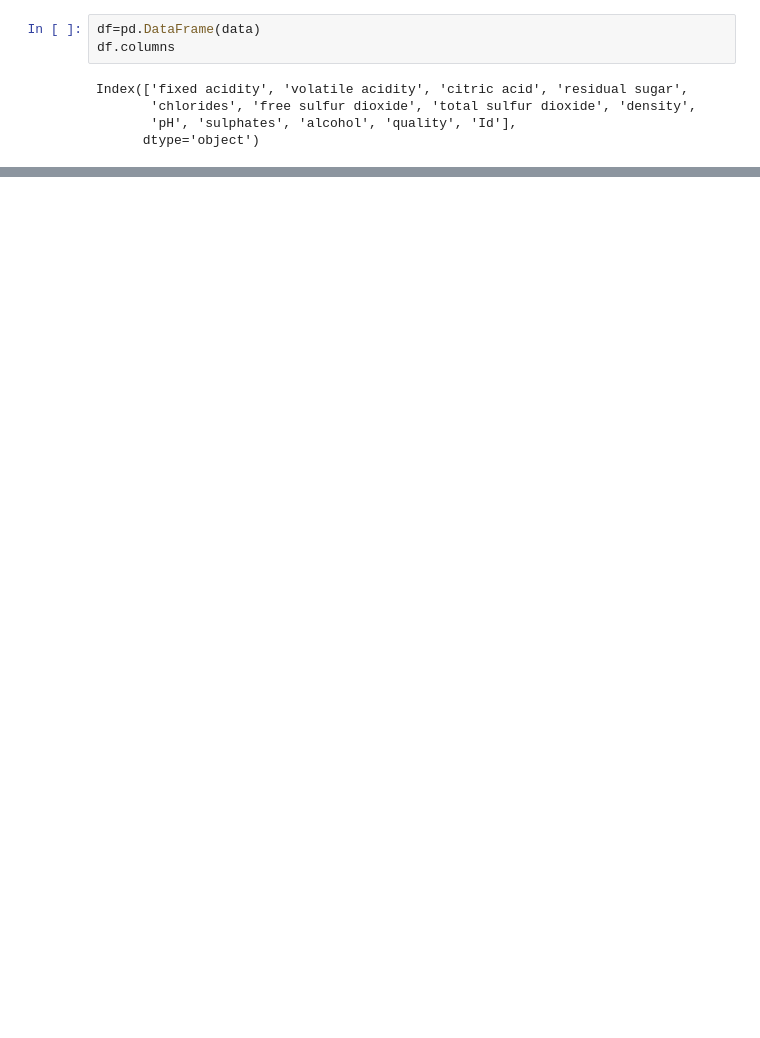
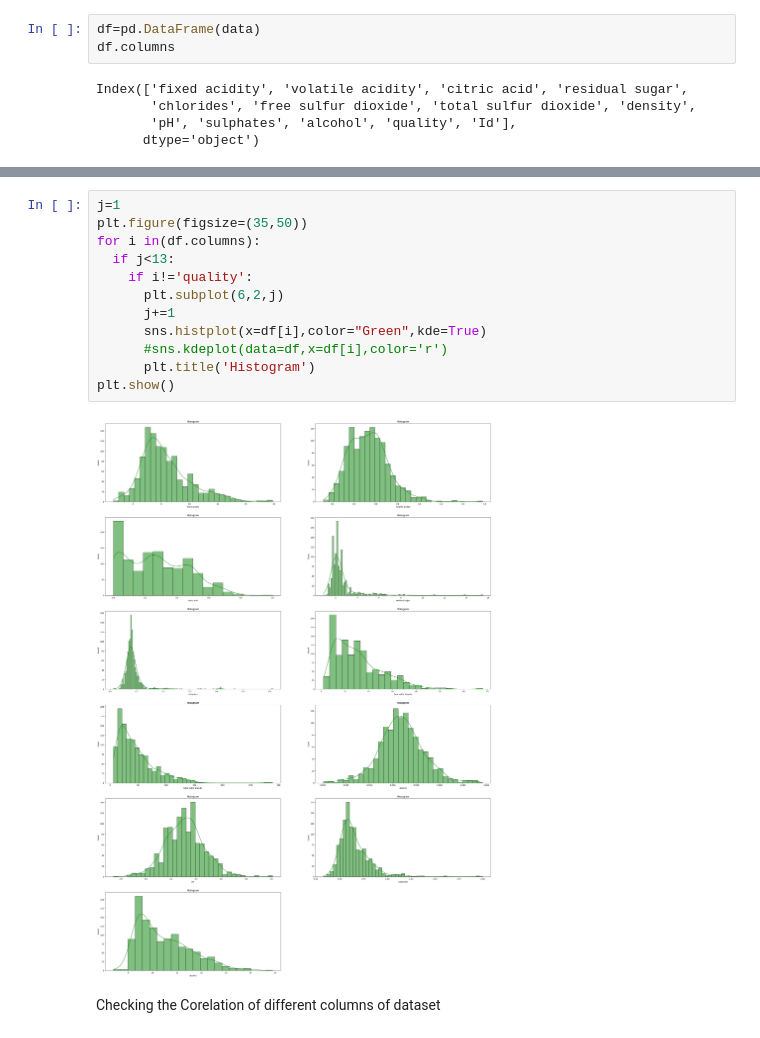
Before and after one commit to rohan-khapane/CodeClauseInternship_Wine-Quality-Prediction, a Jupyter notebook: wine_quality_code_clause.ipynb, the cells around one changed output, grey strips where cells are left out. Saved outputs shown, nothing was run; the diff lists cells and outputs as text; blank space fills up the shorter version.

```diff
--- a/wine_quality_code_clause.ipynb
+++ b/wine_quality_code_clause.ipynb
@@ -145,0 +245,16 @@ ValueError: num must be an integer with 1 <= num <= 12, not 13
+# %%
+j=1
+plt.figure(figsize=(35,50))
+for i in(df.columns):
+  if j<13:
+    if i!='quality':
+      plt.subplot(6,2,j)
+      j+=1
+      sns.histplot(x=df[i],color="Green",kde=True)
+      #sns.kdeplot(data=df,x=df[i],color='r')
+      plt.title('Histogram')
+plt.show()
+# %% [output]
+[figure, added]
+# %% [markdown]
+Checking the Corelation of different columns of dataset
```
Also changed, not shown: parts of 60 cells of this notebook.
